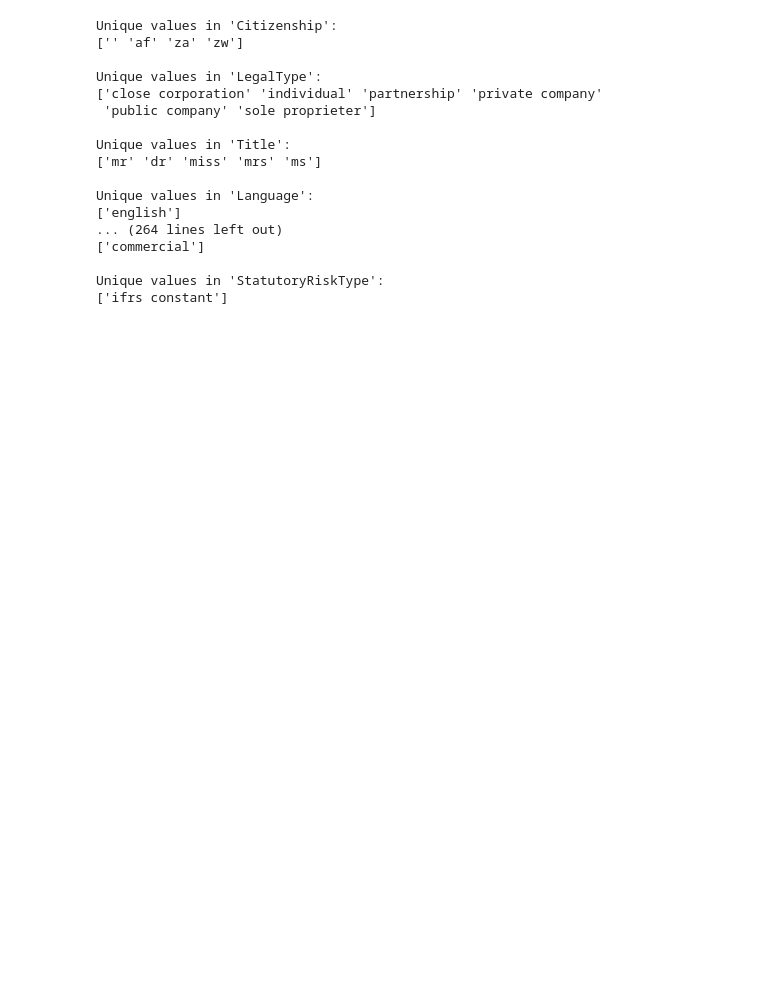
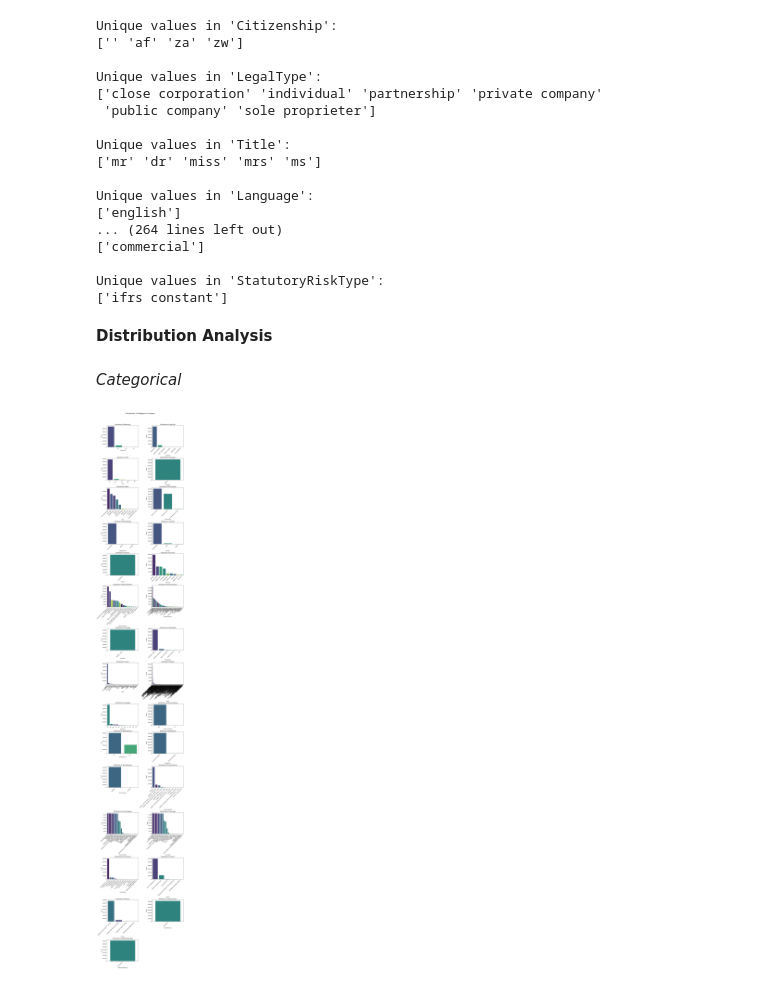
Before and after one commit to hinsenedinka/AlphaCare-Insurance-Risk-Analytics-Predictive-Modeling-End-to-End-, a Jupyter notebook: notebooks/EDA.ipynb, the cells around one changed output. Saved outputs shown, nothing was run; the diff lists cells and outputs as text; code cells hidden in the pictures; blank space fills up the shorter version.

```diff
--- a/notebooks/EDA.ipynb
+++ b/notebooks/EDA.ipynb
@@ -118,3 +123,62 @@ Unique values in 'Language':
 
 Unique values in 'StatutoryRiskType':
 ['ifrs constant']
+# %%
+#Convert 'VehicleIntroDate' to datetime format
+Insurance_df['VehicleIntroDate'] = pd.to_datetime(Insurance_df['VehicleIntroDate'], errors='coerce')
+for col in Insurance_df.columns:
+    if Insurance_df[col].dtype == 'object':
+        Insurance_df[col] = Insurance_df[col].str.strip().str.lower()
+# %%
+#Sustaining Uniform naming
+replacement_CoverCategory={'basic excess waiver (2015)': 'basic excess waiver','windscreen (2015)': 'windscreen','income protector (2015)': 'income protector',
+                           'own damage.':'own damage'}
+replacement_ExcessSelected={'mobility - windscreen (feb2015)':'mobility - windscreen',
+                        'mobility - taxi with value more than r100 000 - r5 000 (april)':'mobility - taxi with value more than r100 000 - r5 000'}
+Insurance_df['CoverCategory'] = Insurance_df['CoverCategory'].replace(replacement_CoverCategory)
+Insurance_df['ExcessSelected'] = Insurance_df['ExcessSelected'].replace(replacement_ExcessSelected)
+# %%
+#Separation of columns into categorical and numerical
+categorical_columns = Insurance_df.select_dtypes(include=['object']).columns.tolist()
+numerical_columns = Insurance_df.select_dtypes(include=['number']).columns.tolist()
+# %% [markdown]
+**Distribution Analysis**
+# %% [markdown]
+*Categorical*
+# %%
+import math
+num_cols_per_row = 2
+num_plots = len(categorical_columns)
+num_rows = math.ceil(num_plots / num_cols_per_row)
+
+# Create the figure and a grid of subplots (axes)
+fig, axes = plt.subplots(num_rows, num_cols_per_row,
+                         figsize=(num_cols_per_row * 6, num_rows * 5),
+                         constrained_layout=True)
+
+if num_rows == 1 and num_cols_per_row == 1:
+    axes = [axes]
+else:
+    axes = axes.flatten()
+
+# Iterate through each categorical column and plot on a respective axis
+for i, col in enumerate(categorical_columns):
+    current_ax = axes[i]
+    category_order = Insurance_df[col].value_counts().index
+
+    sns.countplot(x=col, data=Insurance_df, ax=current_ax, palette='viridis',
+                  order=category_order,
+                  hue=col, legend=False)
+
+    current_ax.set_xlabel(col)
+    current_ax.set_ylabel('Count')
+    current_ax.set_title(f'Distribution of {col}')
+    current_ax.set_xticks(range(len(category_order)))
+    current_ax.set_xticklabels(category_order, rotation=45, ha='right')
+for j in range(num_plots, len(axes)):
+    fig.delaxes(axes[j])
+
+plt.suptitle('Distribution of Categorical Features', fontsize=16, y=1.02)
+plt.show()
+# %% [output]
+[figure, added]
```
Also changed, not shown: parts of 8 cells of this notebook.
